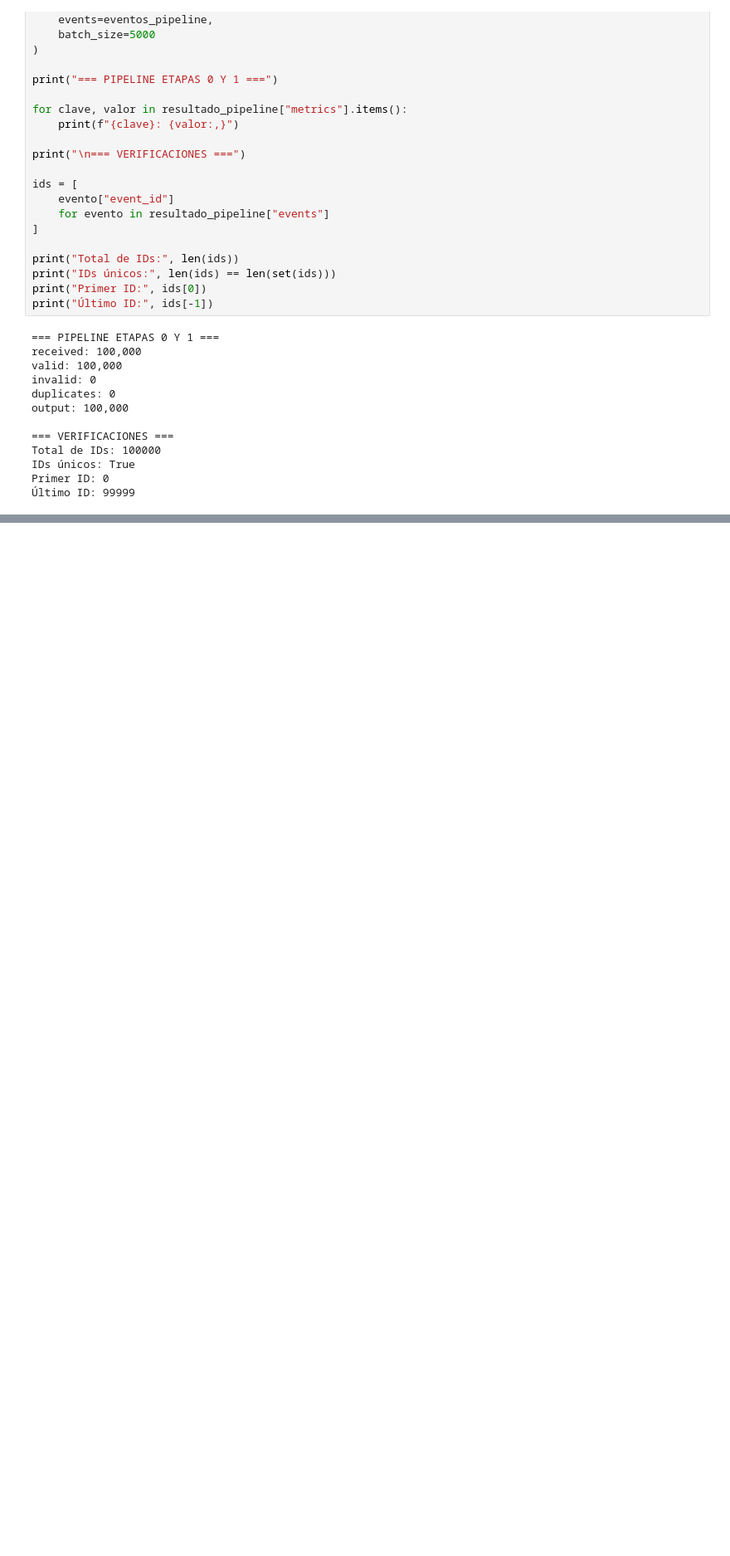
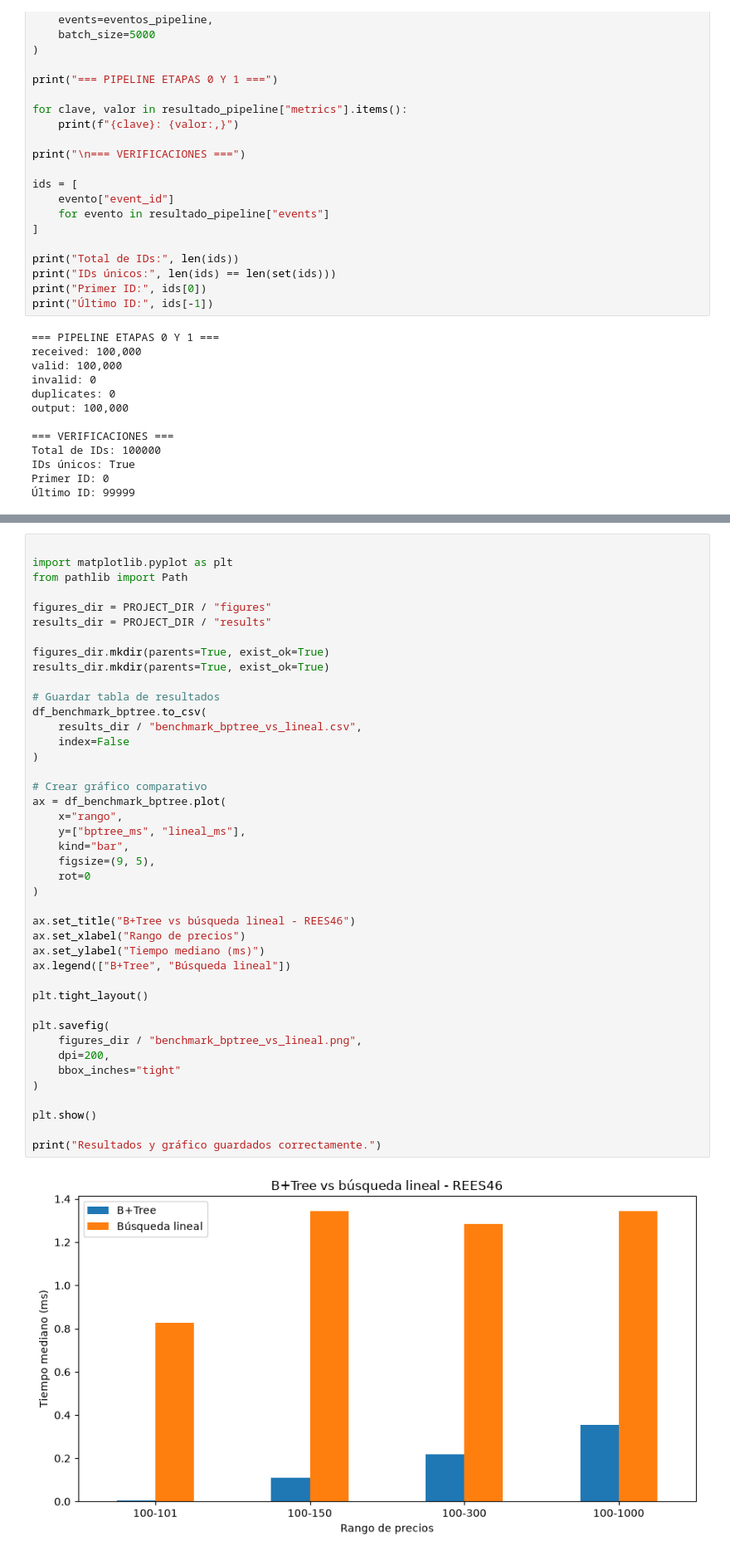
Before and after one commit to bryanOsmar07/Proyecto_EDA_UTEC, a Jupyter notebook: notebooks/00_exploracion_rees46.ipynb, the cells around one changed output, grey strips where cells are left out. Shown at 83% size. Drawn from its saved outputs; the diff is of its cells as text; blank space fills up the shorter version.

Commit message:
Actualizar notebooks de exploracion y KD-Tree

```diff
--- a/notebooks/00_exploracion_rees46.ipynb
+++ b/notebooks/00_exploracion_rees46.ipynb
@@ -502,0 +1384,44 @@ Primer ID: 0
+# %%
+
+import matplotlib.pyplot as plt
+from pathlib import Path
+
+figures_dir = PROJECT_DIR / "figures"
+results_dir = PROJECT_DIR / "results"
+
+figures_dir.mkdir(parents=True, exist_ok=True)
+results_dir.mkdir(parents=True, exist_ok=True)
+
+# Guardar tabla de resultados
+df_benchmark_bptree.to_csv(
+    results_dir / "benchmark_bptree_vs_lineal.csv",
+    index=False
+)
+
+# Crear gráfico comparativo
+ax = df_benchmark_bptree.plot(
+    x="rango",
+    y=["bptree_ms", "lineal_ms"],
+    kind="bar",
+    figsize=(9, 5),
+    rot=0
+)
+
+ax.set_title("B+Tree vs búsqueda lineal - REES46")
+ax.set_xlabel("Rango de precios")
+ax.set_ylabel("Tiempo mediano (ms)")
+ax.legend(["B+Tree", "Búsqueda lineal"])
+
+plt.tight_layout()
+
+plt.savefig(
+    figures_dir / "benchmark_bptree_vs_lineal.png",
+    dpi=200,
+    bbox_inches="tight"
+)
+
+plt.show()
+
+print("Resultados y gráfico guardados correctamente.")
+# %% [output]
+[figure, added]
```
Also changed, not shown: parts of 35 cells of this notebook, 1 other file.
